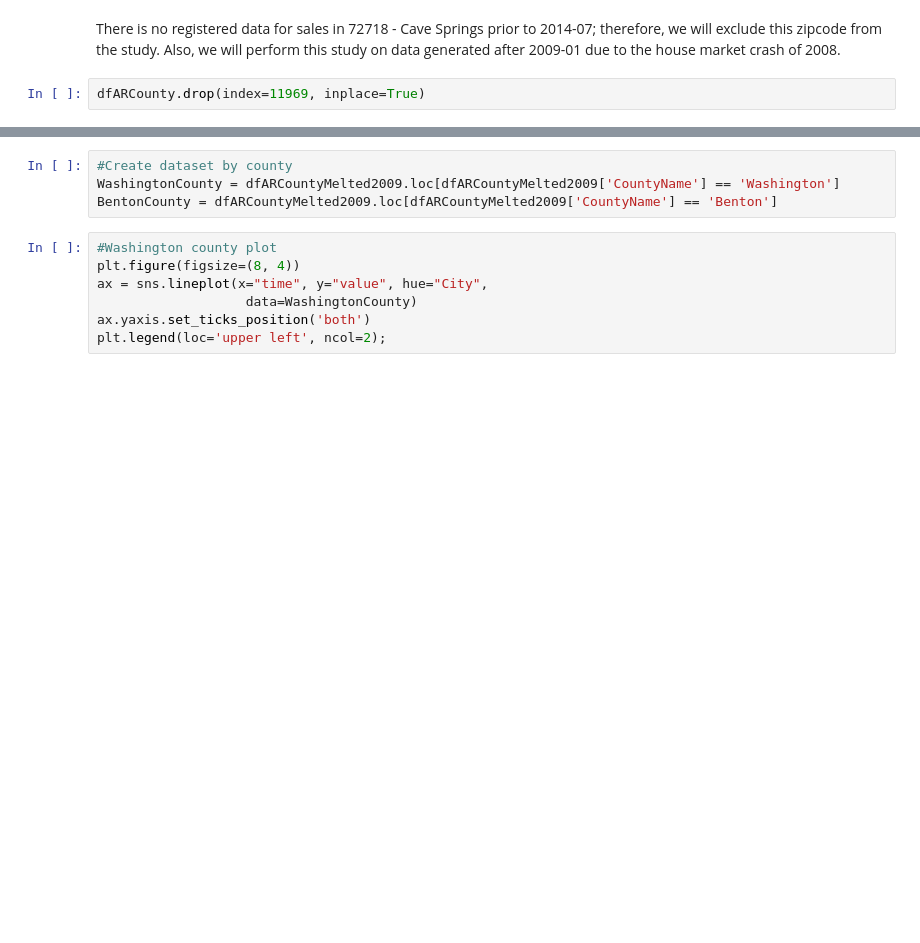
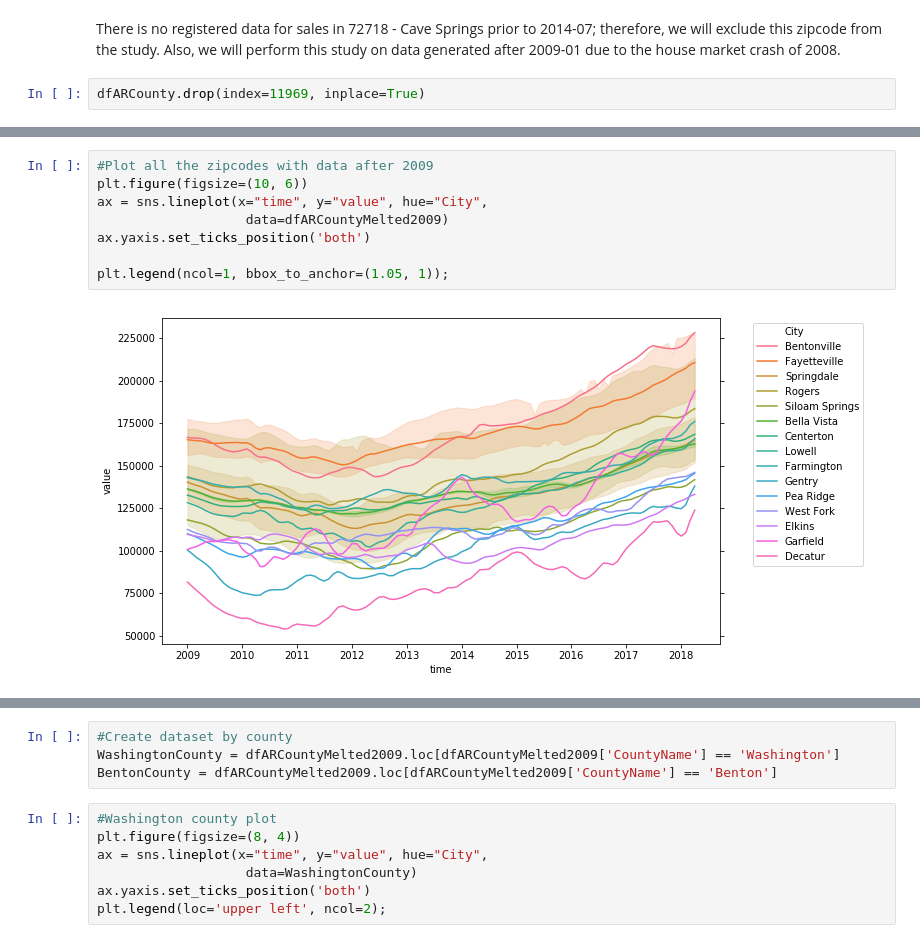
Before and after one commit to Francismorales/Time_Series_Forecasting_RealEstateNWA, a Jupyter notebook: mod_4_starter_notebook.ipynb, the cells around one changed output, grey strips where cells are left out. Cells and saved outputs as stored; diff of their text form; blank space fills up the shorter version.

```diff
--- a/mod_4_starter_notebook.ipynb
+++ b/mod_4_starter_notebook.ipynb
@@ -199,0 +211,10 @@ plt.legend(ncol=1, bbox_to_anchor=(1.05, 1));
+# %%
+#Plot all the zipcodes with data after 2009
+plt.figure(figsize=(10, 6))
+ax = sns.lineplot(x="time", y="value", hue="City",
+                   data=dfARCountyMelted2009)
+ax.yaxis.set_ticks_position('both')
+
+plt.legend(ncol=1, bbox_to_anchor=(1.05, 1));
+# %% [output]
+[figure, added]
```
Also changed, not shown: parts of 15 cells of this notebook.
